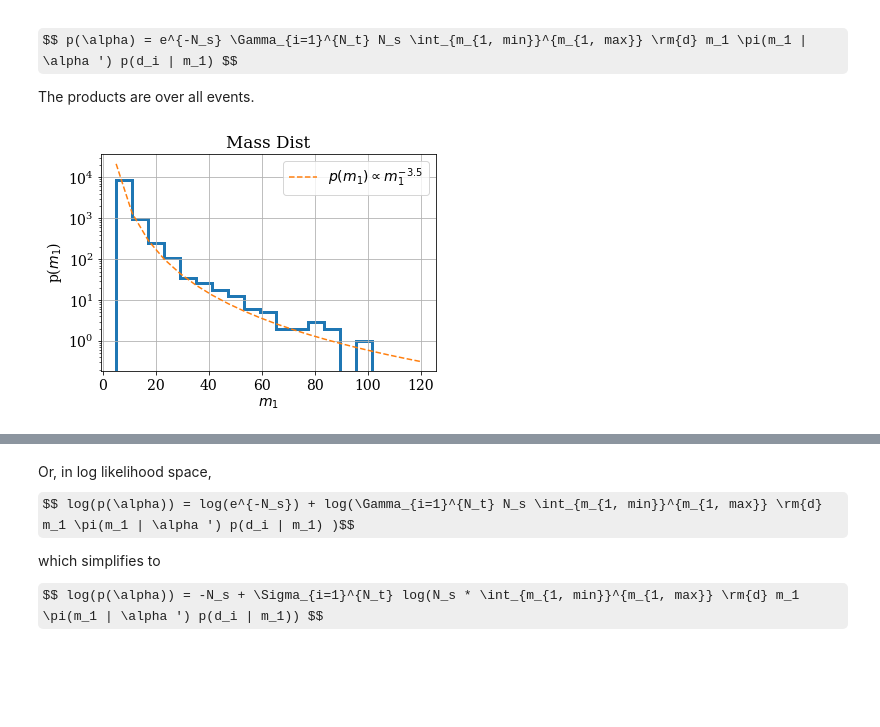
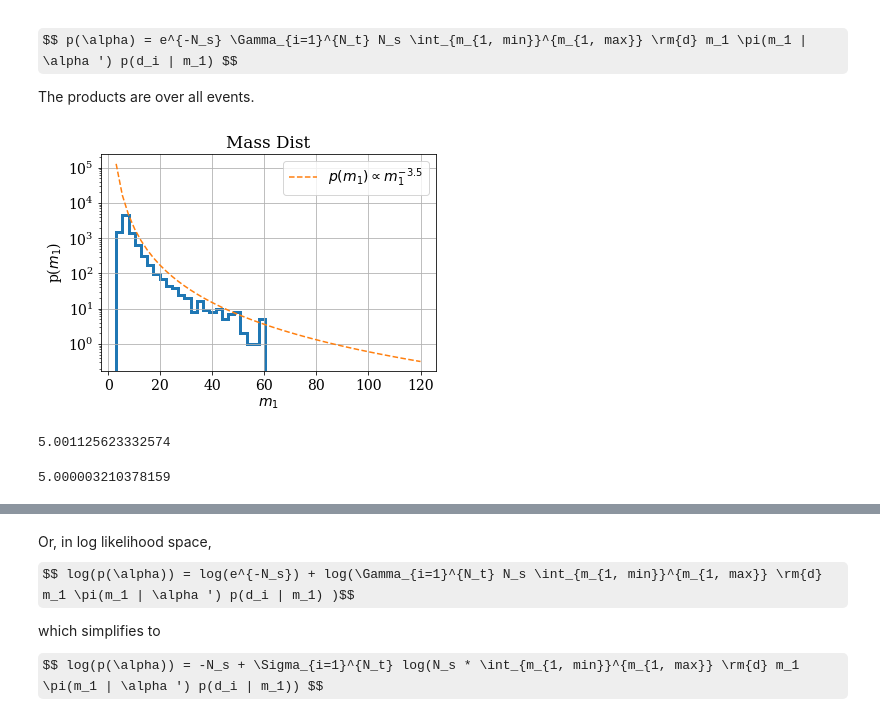
Before and after one commit to veome22/hybrid_waveforms, a Jupyter notebook: powerlaw_population_inference.ipynb, the cells around one changed output, grey strips where cells are left out. Drawn from its saved outputs; the diff is of its cells as text; code cells hidden in the pictures; some formulas as TeX source; blank space fills up the shorter version.

```diff
--- a/powerlaw_population_inference.ipynb
+++ b/powerlaw_population_inference.ipynb
@@ -34,10 +46,12 @@ matplotlib.rc('font', **font)
 
 # files = [f'powerlaw_3.5_lams_analytic/powerlaw_alpha_3.5_lam_0_1_Mc.csv']
 # files = ['powerlaw_3.5_lams_analytic/powerlaw_alpha_3.5_lam_0_1_Mc.csv', 'powerlaw_3.5_lams_analytic/powerlaw_alpha_3.5_lam_0_1_Mc_2400_4800.csv', \
-#     'powerlaw_3.5_lams_analytic/powerlaw_alpha_3.5_lam_0_1_Mc_4800_7200.csv', 'powerlaw_3.5_lams_analytic/powerlaw_alpha_3.5_lam_0_1_Mc_7200_10080.csv']
+    # 'powerlaw_3.5_lams_analytic/powerlaw_alpha_3.5_lam_0_1_Mc_4800_7200.csv', 'powerlaw_3.5_lams_analytic/powerlaw_alpha_3.5_lam_0_1_Mc_7200_10080.csv']
 
-# files = [f'powerlaw_3.5_lams_fine/powerlaw_alpha_3.5_lam_0_1_Mc.csv']
-files = [f'powerlaw_3.5_lams_fine/powerlaw_alpha_3.5_lam_0_1_Mc.csv', 'powerlaw_3.5_lams_fine/powerlaw_alpha_3.5_lam_0_1_Mc_2400_10080.csv']
+
+# files = [f'powerlaw_3.5_lams_fine/powerlaw_alpha_3.5_lam_0_1_Mc.csv', 'powerlaw_3.5_lams_fine/powerlaw_alpha_3.5_lam_0_1_Mc_2400_10080.csv']
+
+files = [f'powerlaw_3.5_lams_m2_lim/powerlaw_alpha_3.5_lam_0_1_Mc_0_9600.csv']
 
 
 df1 = pd.DataFrame()
@@ -47,7 +61,7 @@ for fi in files:
 # drop the zero rows that resulted from NoneType Networks
 df_mc_raw = df1.loc[~(df1==0).all(axis=1)]
 df_mc_raw = df_mc_raw[df_mc_raw["Mc"] > 0]
-# df_mc_raw = df_mc_raw[(df_mc_raw["m1"]/(1+df_mc_raw["z"])) <= 60.]
+df_mc_raw = df_mc_raw[(df_mc_raw["m1"]/(1+df_mc_raw["z"])) <= 60.]
 # df_mc_raw = df_mc_raw[df_mc_raw["z"] < 2]
 print("Total number of events:",len(df_mc_raw))
 # %% [output]
@@ -98,25 +114,37 @@ $$ p(\alpha) = e^{-N_s} \Gamma_{i=1}^{N_t} N_s \int_{m_{1, min}}^{m_{1, max}} \r
 
 The products are over all events.
 # %%
-bins = np.linspace(5, 120, 20)
+bins = np.linspace(3, 120, 50)
 
 m1_inj = df_mc["m1"]/(1+df_mc["z"])
 # y, X = np.histogram(m1_inj, bins=bins, density=True)
 # X = X[:-1]
 # plt.plot(X, y, 'bo', label='Injected')
 
 plt.hist(m1_inj, bins, histtype='step', lw=3)
 plt.plot(bins, 6000000*bins**(alpha_inj), linestyle='--', label='$p(m_1) \propto m_1^{-3.5}$')
 plt.grid()
 plt.semilogy()
 
 plt.xlabel("$m_1$")
 plt.ylabel("p($m_1$)")
 plt.title("Mass Dist")
 plt.legend()
 
+# plt.xlim(3, 7)
 
-plt.savefig("powerlaw_3.5_plots/powerlaw_m1_dist.pdf")
+# plt.savefig("powerlaw_3.5_plots/powerlaw_m1_dist.pdf")
 plt.show()
 # %% [output]
-[figure, old version]
+[figure, new version]
+# %%
+np.min(m1_inj)
+# np.max(m1_inj)
+# %% [output]
+5.001125623332574
+# %%
+m2_inj = df_mc["m2"]/(1+df_mc["z"])
+
+np.min(m2_inj)
+# %% [output]
+5.000003210378159
```
Also changed, not shown: parts of 95 cells of this notebook.
